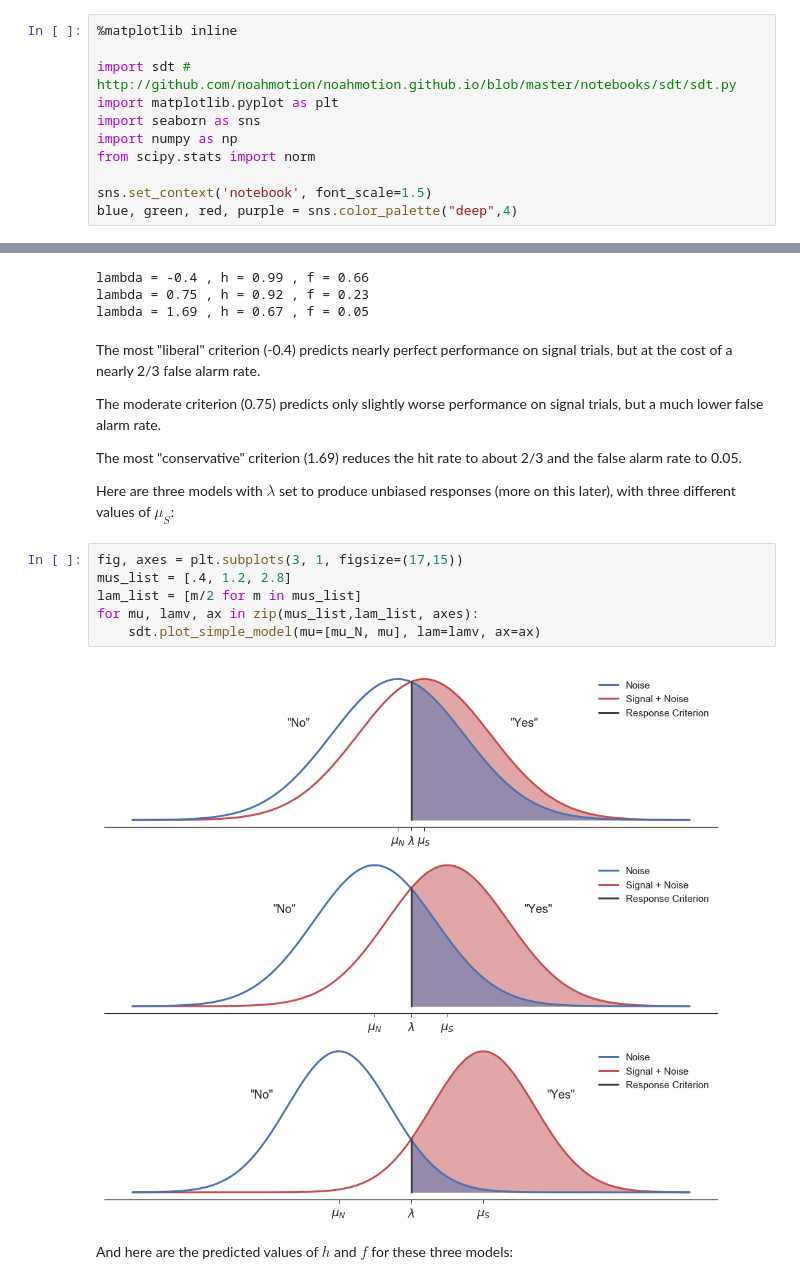
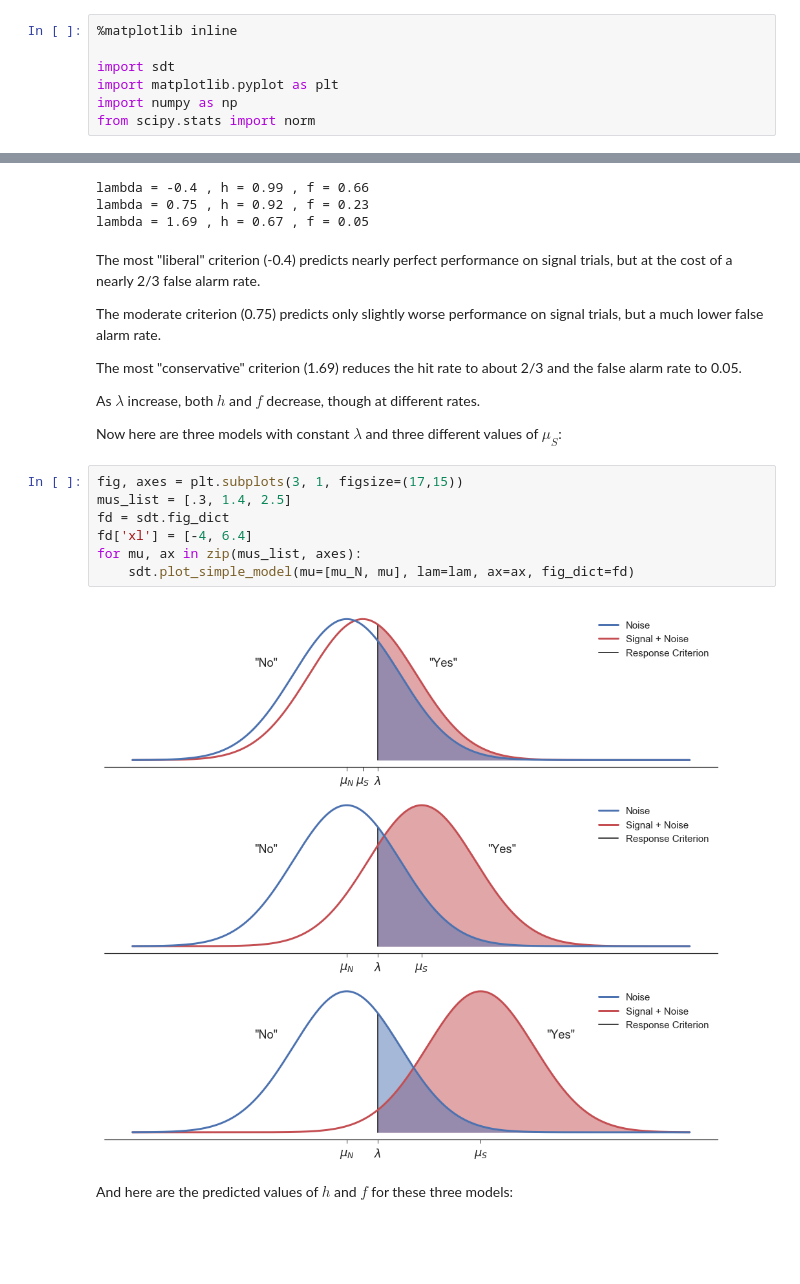
Before and after one commit to noahaskell/noahaskell.github.io, a Jupyter notebook: notebooks/sdt/Signal Detection Theory, Part 1.ipynb, the cells around one changed output, grey strips where cells are left out. Cells and saved outputs as stored; diff of their text form; blank space fills up the shorter version.

Commit message:
finished first sdt notebook, minor change to xlims in simple plot func in sdt.py

```diff
--- a/notebooks/sdt/Signal Detection Theory, Part 1.ipynb
+++ b/notebooks/sdt/Signal Detection Theory, Part 1.ipynb
@@ -1,14 +1,10 @@
 # %%
 %matplotlib inline
 
-import sdt # http://github.com/noahmotion/noahmotion.github.io/blob/master/notebooks/sdt/sdt.py
+import sdt
 import matplotlib.pyplot as plt
-import seaborn as sns
 import numpy as np
 from scipy.stats import norm
-
-sns.set_context('notebook', font_scale=1.5)
-blue, green, red, purple = sns.color_palette("deep",4)
 # %% [markdown]
 ## Why a signal detection theory notebook?
 
@@ -203,15 +201,18 @@ The moderate criterion (0.75) predicts only slightly worse performance on signal
 
 The most "conservative" criterion (1.69) reduces the hit rate to about 2/3 and the false alarm rate to 0.05.
 
-Here are three models with $\lambda$ set to produce unbiased responses (more on this later), with three different values of $\mu_S$:
+As $\lambda$ increase, both $h$ and $f$ decrease, though at different rates.
+
+Now here are three models with constant $\lambda$ and three different values of $\mu_S$:
 # %%
 fig, axes = plt.subplots(3, 1, figsize=(17,15))
-mus_list = [.4, 1.2, 2.8]
-lam_list = [m/2 for m in mus_list]
-for mu, lamv, ax in zip(mus_list,lam_list, axes):
-    sdt.plot_simple_model(mu=[mu_N, mu], lam=lamv, ax=ax)
+mus_list = [.3, 1.4, 2.5]
+fd = sdt.fig_dict
+fd['xl'] = [-4, 6.4]
+for mu, ax in zip(mus_list, axes):
+    sdt.plot_simple_model(mu=[mu_N, mu], lam=lam, ax=ax, fig_dict=fd)
 # %% [output]
-[figure, old version]
+[figure, new version]
 # %% [markdown]
 And here are the predicted values of $h$ and $f$ for these three models:
 # %%
```
Also changed, not shown: parts of 19 cells of this notebook, 4 other files.
